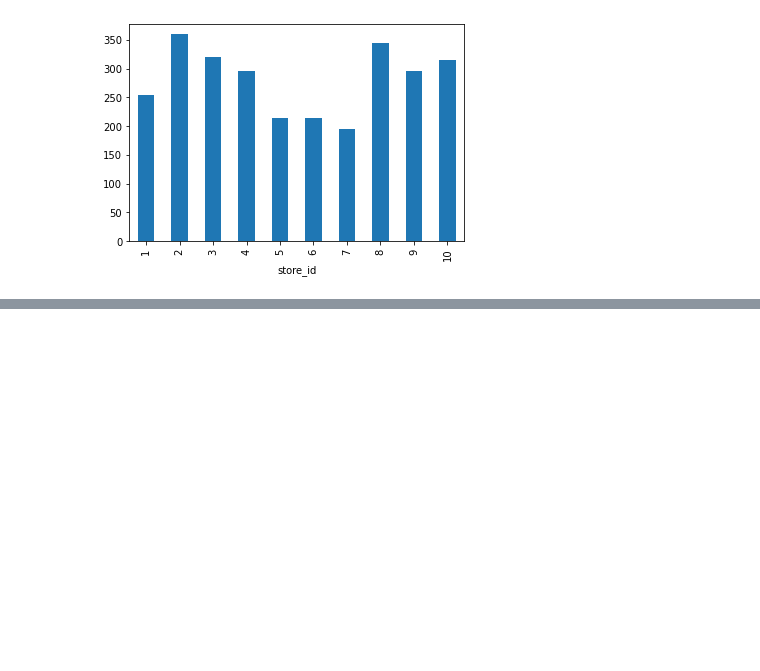
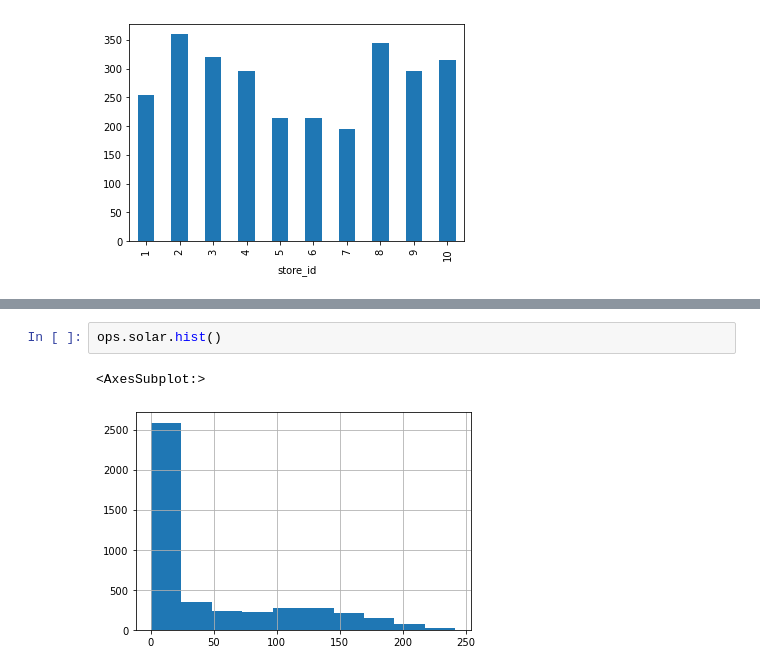
Before and after one commit to dashbringhurst/time-series-exercises, a Jupyter notebook: explore.ipynb, the cells around one changed output, grey strips where cells are left out. Cells and saved outputs as stored; diff of their text form; blank space fills up the shorter version.

```diff
--- a/explore.ipynb
+++ b/explore.ipynb
@@ -143,0 +201,5 @@ df.groupby('store_id').sales_total.mean().plot.bar()
+# %%
+ops.solar.hist()
+# %% [output]
+<AxesSubplot:>
+[figure, added]
```
Also changed, not shown: parts of 42 cells of this notebook.
